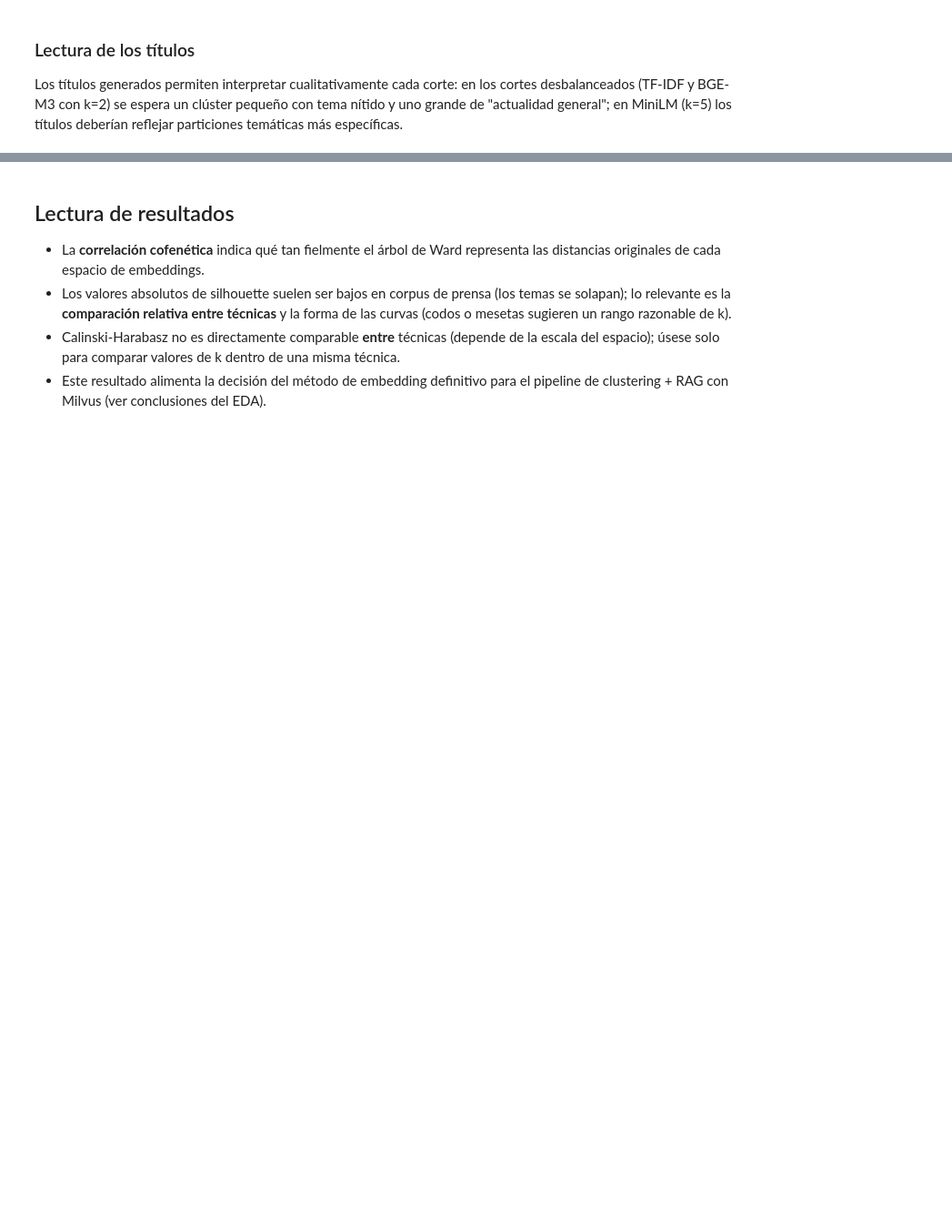
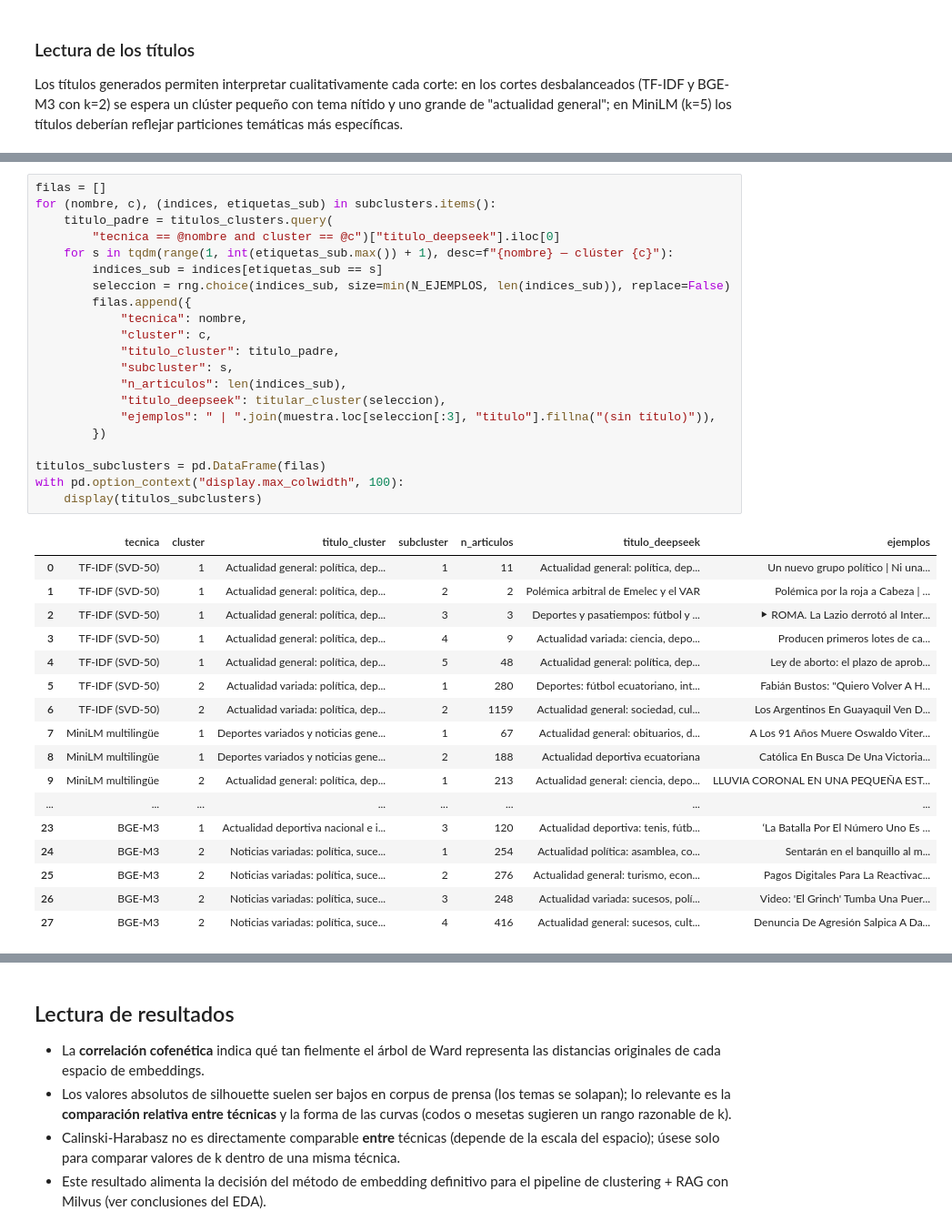
Before and after one commit to Pablouski7/clustering_n_rag_u_index, a Jupyter notebook: notebooks/hc_clustering.ipynb, the cells around one changed output, grey strips where cells are left out. Shown at 91% size. Saved outputs shown, nothing was run; the diff lists cells and outputs as text; blank space fills up the shorter version.

```diff
--- a/notebooks/hc_clustering.ipynb
+++ b/notebooks/hc_clustering.ipynb
@@ -358,0 +418,39 @@ particiones temáticas más específicas.
+# %%
+filas = []
+for (nombre, c), (indices, etiquetas_sub) in subclusters.items():
+    titulo_padre = titulos_clusters.query(
+        "tecnica == @nombre and cluster == @c")["titulo_deepseek"].iloc[0]
+    for s in tqdm(range(1, int(etiquetas_sub.max()) + 1), desc=f"{nombre} — clúster {c}"):
+        indices_sub = indices[etiquetas_sub == s]
+        seleccion = rng.choice(indices_sub, size=min(N_EJEMPLOS, len(indices_sub)), replace=False)
+        filas.append({
+            "tecnica": nombre,
+            "cluster": c,
+            "titulo_cluster": titulo_padre,
+            "subcluster": s,
+            "n_articulos": len(indices_sub),
+            "titulo_deepseek": titular_cluster(seleccion),
+            "ejemplos": " | ".join(muestra.loc[seleccion[:3], "titulo"].fillna("(sin título)")),
+        })
+
+titulos_subclusters = pd.DataFrame(filas)
+with pd.option_context("display.max_colwidth", 100):
+    display(titulos_subclusters)
+# %% [output]
+|  | tecnica | cluster | titulo_cluster | subcluster | n_articulos | titulo_deepseek | ejemplos |
+| 0 | TF-IDF (SVD-50) | 1 | Actualidad general: política, dep... | 1 | 11 | Actualidad general: política, dep... | Un nuevo grupo polí­tico | Ni una... |
+| 1 | TF-IDF (SVD-50) | 1 | Actualidad general: política, dep... | 2 | 2 | Polémica arbitral de Emelec y el VAR | Polé­mica por la roja a Cabeza | ... |
+| 2 | TF-IDF (SVD-50) | 1 | Actualidad general: política, dep... | 3 | 3 | Deportes y pasatiempos: fútbol y ... | ⯈ ROMA. La Lazio derrotó al Inter... |
+| 3 | TF-IDF (SVD-50) | 1 | Actualidad general: política, dep... | 4 | 9 | Actualidad variada: ciencia, depo... | Pro­du­cen pri­me­ros lotes de ca... |
+| 4 | TF-IDF (SVD-50) | 1 | Actualidad general: política, dep... | 5 | 48 | Actualidad general: política, dep... | Ley de aborto: el plazo de apro­b... |
+| 5 | TF-IDF (SVD-50) | 2 | Actualidad variada: política, dep... | 1 | 280 | Deportes: fútbol ecuatoriano, int... | Fabián Bustos: "Quiero Volver A H... |
+| 6 | TF-IDF (SVD-50) | 2 | Actualidad variada: política, dep... | 2 | 1159 | Actualidad general: sociedad, cul... | Los Argentinos En Guayaquil Ven D... |
+| 7 | MiniLM multilingüe | 1 | Deportes variados y noticias gene... | 1 | 67 | Actualidad general: obituarios, d... | A Los 91 Años Muere Oswaldo Viter... |
+| 8 | MiniLM multilingüe | 1 | Deportes variados y noticias gene... | 2 | 188 | Actualidad deportiva ecuatoriana | Católica En Busca De Una Victoria... |
+| 9 | MiniLM multilingüe | 2 | Actualidad general: política, dep... | 1 | 213 | Actualidad general: ciencia, depo... | LLUVIA CORONAL EN UNA PEQUEÑA EST... |
+| ... | ... | ... | ... | ... | ... | ... | ... |
+| 23 | BGE-M3 | 1 | Actualidad deportiva nacional e i... | 3 | 120 | Actualidad deportiva: tenis, fútb... | ‘La Batalla Por El Número Uno Es ... |
+| 24 | BGE-M3 | 2 | Noticias variadas: política, suce... | 1 | 254 | Actualidad política: asamblea, co... | Sen­ta­rán en el ban­qui­llo al m... |
+| 25 | BGE-M3 | 2 | Noticias variadas: política, suce... | 2 | 276 | Actualidad general: turismo, econ... | Pagos Digitales Para La Reactivac... |
+| 26 | BGE-M3 | 2 | Noticias variadas: política, suce... | 3 | 248 | Actualidad variada: sucesos, polí... | Video: 'El Grinch' Tumba Una Puer... |
+| 27 | BGE-M3 | 2 | Noticias variadas: política, suce... | 4 | 416 | Actualidad general: sucesos, cult... | Denuncia De Agresión Salpica A Da... |
```
Also changed, not shown: parts of 5 cells of this notebook, 1 other file.
